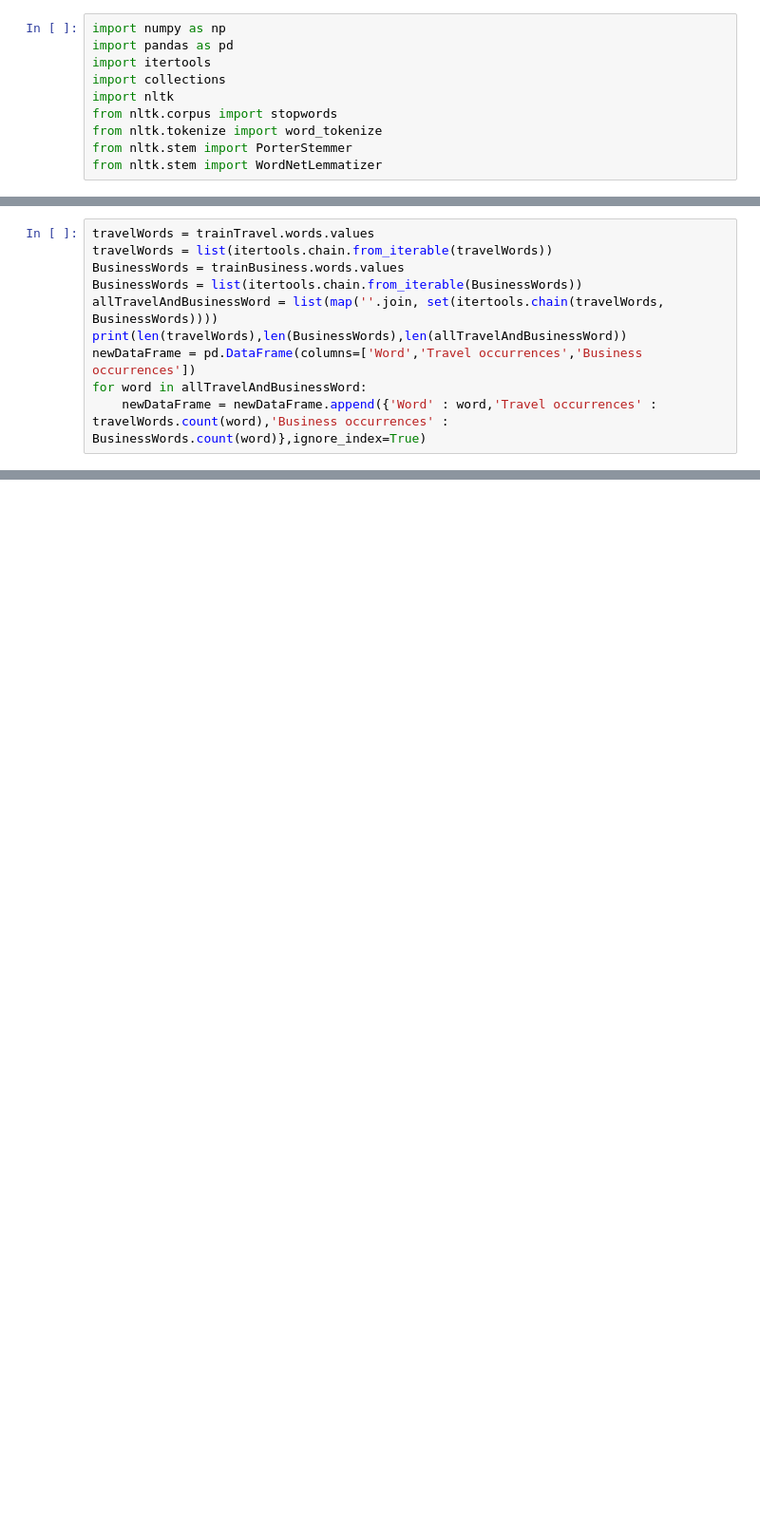
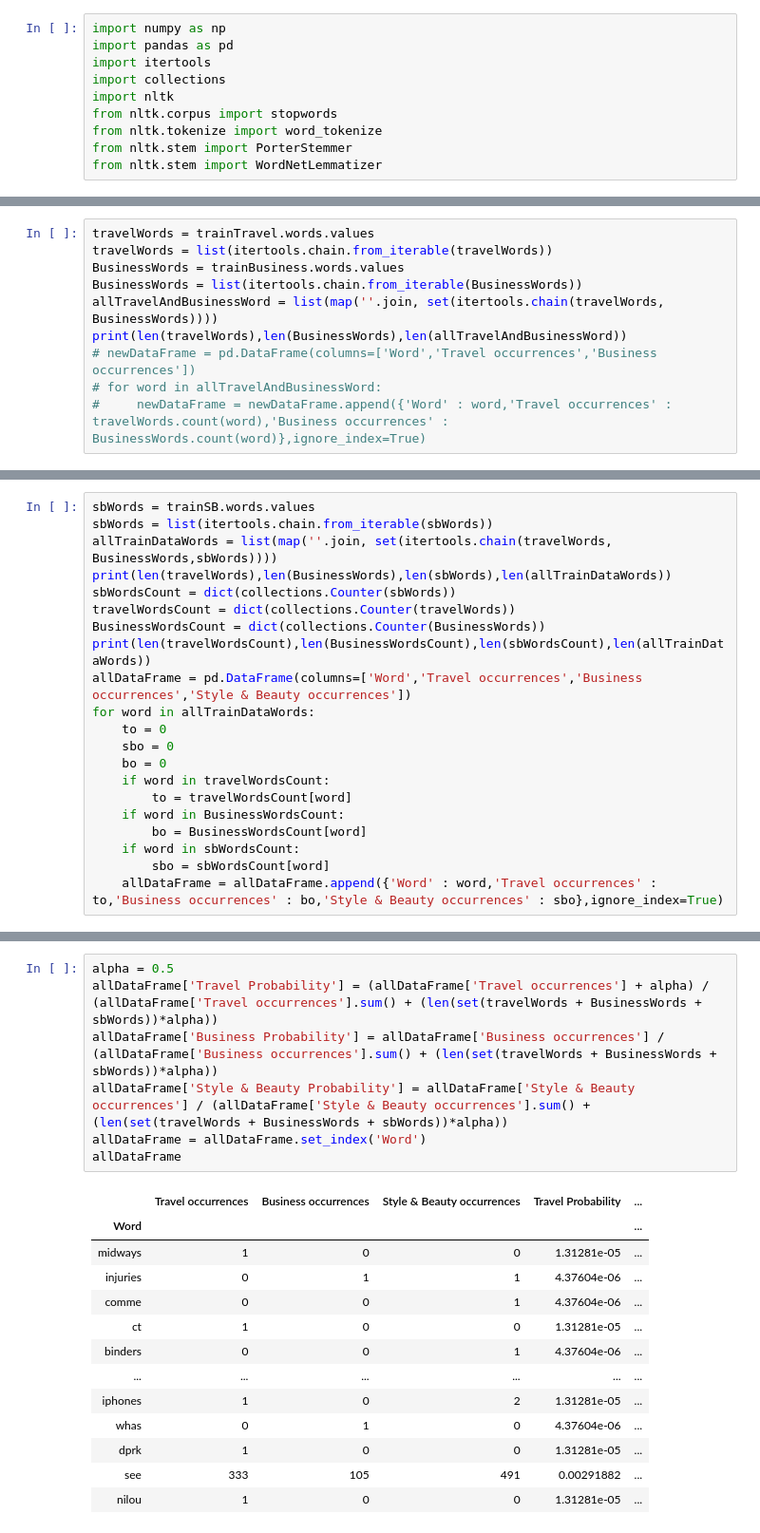
Before and after one commit to MNourbakhsh75/AI-CA3, a Jupyter notebook: CA3.ipynb, the cells around one changed output, grey strips where cells are left out. Shown at 95% size. Cells and saved outputs as stored; diff of their text form; blank space fills up the shorter version.

```diff
--- a/CA3.ipynb
+++ b/CA3.ipynb
@@ -67,7 +117,7 @@ BusinessWords = trainBusiness.words.values
 BusinessWords = list(itertools.chain.from_iterable(BusinessWords))
 allTravelAndBusinessWord = list(map(''.join, set(itertools.chain(travelWords, BusinessWords))))
 print(len(travelWords),len(BusinessWords),len(allTravelAndBusinessWord))
-newDataFrame = pd.DataFrame(columns=['Word','Travel occurrences','Business occurrences'])
-for word in allTravelAndBusinessWord:
-    newDataFrame = newDataFrame.append({'Word' : word,'Travel occurrences' : travelWords.count(word),'Business occurrences' : BusinessWords.count(word)},ignore_index=True)
+# newDataFrame = pd.DataFrame(columns=['Word','Travel occurrences','Business occurrences'])
+# for word in allTravelAndBusinessWord:
+#     newDataFrame = newDataFrame.append({'Word' : word,'Travel occurrences' : travelWords.count(word),'Business occurrences' : BusinessWords.count(word)},ignore_index=True)
 # %% [output]
@@ -139,0 +155,21 @@ accuracy
+# %%
+sbWords = trainSB.words.values
+sbWords = list(itertools.chain.from_iterable(sbWords))
+allTrainDataWords = list(map(''.join, set(itertools.chain(travelWords, BusinessWords,sbWords))))
+print(len(travelWords),len(BusinessWords),len(sbWords),len(allTrainDataWords))
+sbWordsCount = dict(collections.Counter(sbWords))
+travelWordsCount = dict(collections.Counter(travelWords))
+BusinessWordsCount = dict(collections.Counter(BusinessWords))
+print(len(travelWordsCount),len(BusinessWordsCount),len(sbWordsCount),len(allTrainDataWords))
+allDataFrame = pd.DataFrame(columns=['Word','Travel occurrences','Business occurrences','Style & Beauty occurrences'])
+for word in allTrainDataWords:
+    to = 0
+    sbo = 0
+    bo = 0
+    if word in travelWordsCount:
+        to = travelWordsCount[word]
+    if word in BusinessWordsCount:
+        bo = BusinessWordsCount[word]
+    if word in sbWordsCount:
+        sbo = sbWordsCount[word]
+    allDataFrame = allDataFrame.append({'Word' : word,'Travel occurrences' : to,'Business occurrences' : bo,'Style & Beauty occurrences' : sbo},ignore_index=True)
@@ -139,0 +179,21 @@ accuracy
+# %%
+alpha = 0.5
+allDataFrame['Travel Probability'] = (allDataFrame['Travel occurrences'] + alpha) / (allDataFrame['Travel occurrences'].sum() + (len(set(travelWords + BusinessWords + sbWords))*alpha))
+allDataFrame['Business Probability'] = allDataFrame['Business occurrences'] / (allDataFrame['Business occurrences'].sum() + (len(set(travelWords + BusinessWords + sbWords))*alpha))
+allDataFrame['Style & Beauty Probability'] = allDataFrame['Style & Beauty occurrences'] / (allDataFrame['Style & Beauty occurrences'].sum() + (len(set(travelWords + BusinessWords + sbWords))*alpha))
+allDataFrame = allDataFrame.set_index('Word')
+allDataFrame
+# %% [output]
+|  | Travel occurrences | Business occurrences | Style & Beauty occurrences | Travel Probability | ... |
+| Word |  |  |  |  | ... |
+| midways | 1 | 0 | 0 | 1.31281e-05 | ... |
+| injuries | 0 | 1 | 1 | 4.37604e-06 | ... |
+| comme | 0 | 0 | 1 | 4.37604e-06 | ... |
+| ct | 1 | 0 | 0 | 1.31281e-05 | ... |
+| binders | 0 | 0 | 1 | 4.37604e-06 | ... |
+| ... | ... | ... | ... | ... | ... |
+| iphones | 1 | 0 | 2 | 1.31281e-05 | ... |
+| whas | 0 | 1 | 0 | 4.37604e-06 | ... |
+| dprk | 1 | 0 | 0 | 1.31281e-05 | ... |
+| see | 333 | 105 | 491 | 0.00291882 | ... |
+| nilou | 1 | 0 | 0 | 1.31281e-05 | ... |
```
Also changed, not shown: parts of 21 cells of this notebook.
